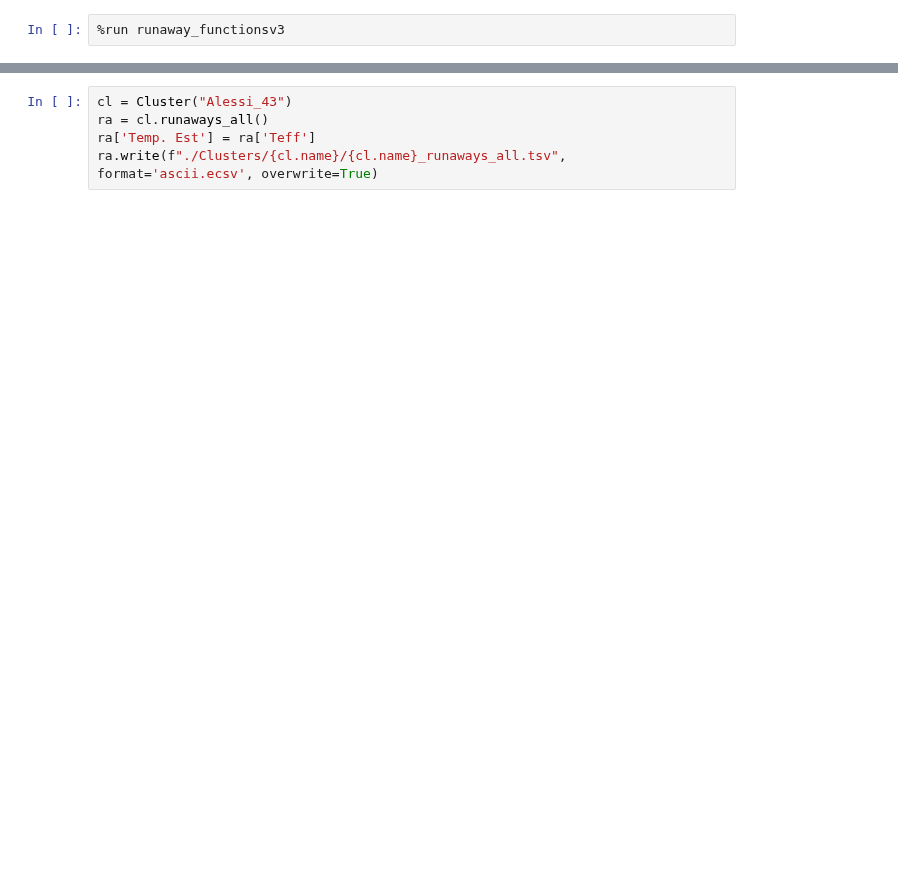
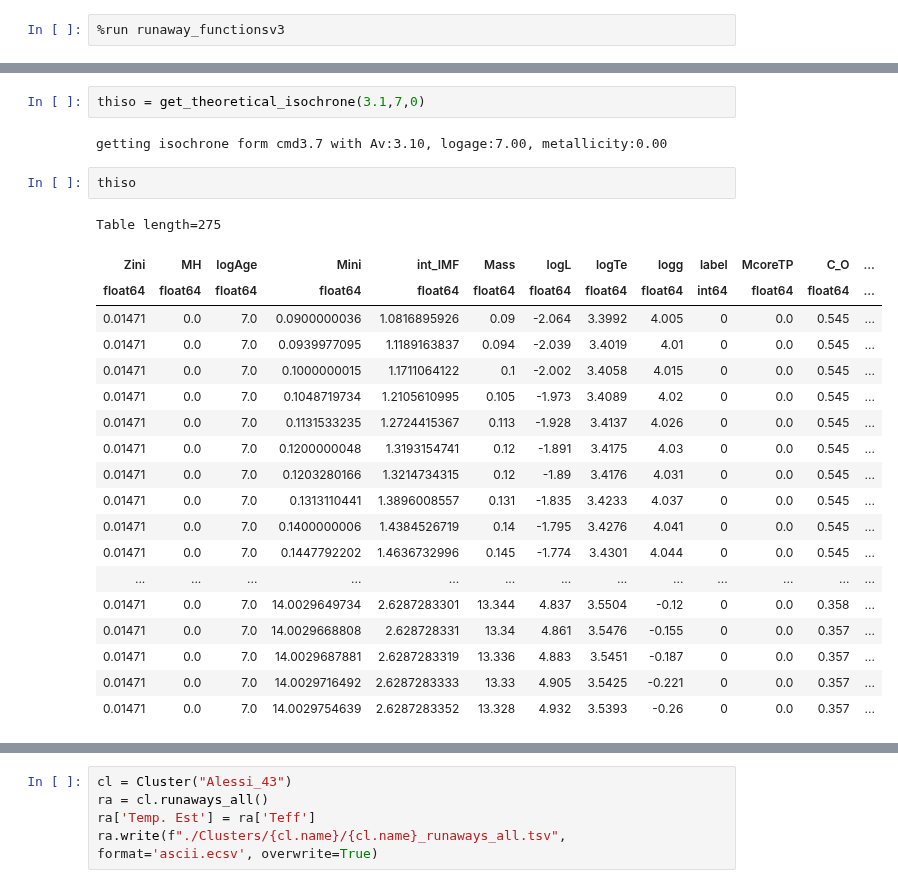
Before and after one commit to surodeep26/Runaway-Stars, a Jupyter notebook: v16.ipynb, the cells around one changed output, grey strips where cells are left out. Saved outputs shown, nothing was run; the diff lists cells and outputs as text; blank space fills up the shorter version.

Commit message:
added downloading theoretical isochrone

```diff
--- a/v16.ipynb
+++ b/v16.ipynb
@@ -2,0 +31,26 @@
+# %%
+thiso = get_theoretical_isochrone(3.1,7,0)
+# %% [output]
+getting isochrone form cmd3.7 with Av:3.10, logage:7.00, metallicity:0.00
+# %%
+thiso
+# %% [output]
+Table length=275
+| Zini | MH | logAge | Mini | int_IMF | Mass | logL | logTe | logg | label | McoreTP | C_O | ... |
+| float64 | float64 | float64 | float64 | float64 | float64 | float64 | float64 | float64 | int64 | float64 | float64 | ... |
+| 0.01471 | 0.0 | 7.0 | 0.0900000036 | 1.0816895926 | 0.09 | -2.064 | 3.3992 | 4.005 | 0 | 0.0 | 0.545 | ... |
+| 0.01471 | 0.0 | 7.0 | 0.0939977095 | 1.1189163837 | 0.094 | -2.039 | 3.4019 | 4.01 | 0 | 0.0 | 0.545 | ... |
+| 0.01471 | 0.0 | 7.0 | 0.1000000015 | 1.1711064122 | 0.1 | -2.002 | 3.4058 | 4.015 | 0 | 0.0 | 0.545 | ... |
+| 0.01471 | 0.0 | 7.0 | 0.1048719734 | 1.2105610995 | 0.105 | -1.973 | 3.4089 | 4.02 | 0 | 0.0 | 0.545 | ... |
+| 0.01471 | 0.0 | 7.0 | 0.1131533235 | 1.2724415367 | 0.113 | -1.928 | 3.4137 | 4.026 | 0 | 0.0 | 0.545 | ... |
+| 0.01471 | 0.0 | 7.0 | 0.1200000048 | 1.3193154741 | 0.12 | -1.891 | 3.4175 | 4.03 | 0 | 0.0 | 0.545 | ... |
+| 0.01471 | 0.0 | 7.0 | 0.1203280166 | 1.3214734315 | 0.12 | -1.89 | 3.4176 | 4.031 | 0 | 0.0 | 0.545 | ... |
+| 0.01471 | 0.0 | 7.0 | 0.1313110441 | 1.3896008557 | 0.131 | -1.835 | 3.4233 | 4.037 | 0 | 0.0 | 0.545 | ... |
+| 0.01471 | 0.0 | 7.0 | 0.1400000006 | 1.4384526719 | 0.14 | -1.795 | 3.4276 | 4.041 | 0 | 0.0 | 0.545 | ... |
+| 0.01471 | 0.0 | 7.0 | 0.1447792202 | 1.4636732996 | 0.145 | -1.774 | 3.4301 | 4.044 | 0 | 0.0 | 0.545 | ... |
+| ... | ... | ... | ... | ... | ... | ... | ... | ... | ... | ... | ... | ... |
+| 0.01471 | 0.0 | 7.0 | 14.0029649734 | 2.6287283301 | 13.344 | 4.837 | 3.5504 | -0.12 | 0 | 0.0 | 0.358 | ... |
+| 0.01471 | 0.0 | 7.0 | 14.0029668808 | 2.628728331 | 13.34 | 4.861 | 3.5476 | -0.155 | 0 | 0.0 | 0.357 | ... |
+| 0.01471 | 0.0 | 7.0 | 14.0029687881 | 2.6287283319 | 13.336 | 4.883 | 3.5451 | -0.187 | 0 | 0.0 | 0.357 | ... |
+| 0.01471 | 0.0 | 7.0 | 14.0029716492 | 2.6287283333 | 13.33 | 4.905 | 3.5425 | -0.221 | 0 | 0.0 | 0.357 | ... |
+| 0.01471 | 0.0 | 7.0 | 14.0029754639 | 2.6287283352 | 13.328 | 4.932 | 3.5393 | -0.26 | 0 | 0.0 | 0.357 | ... |
```
Also changed, not shown: parts of 4 cells of this notebook, 3 other files.
